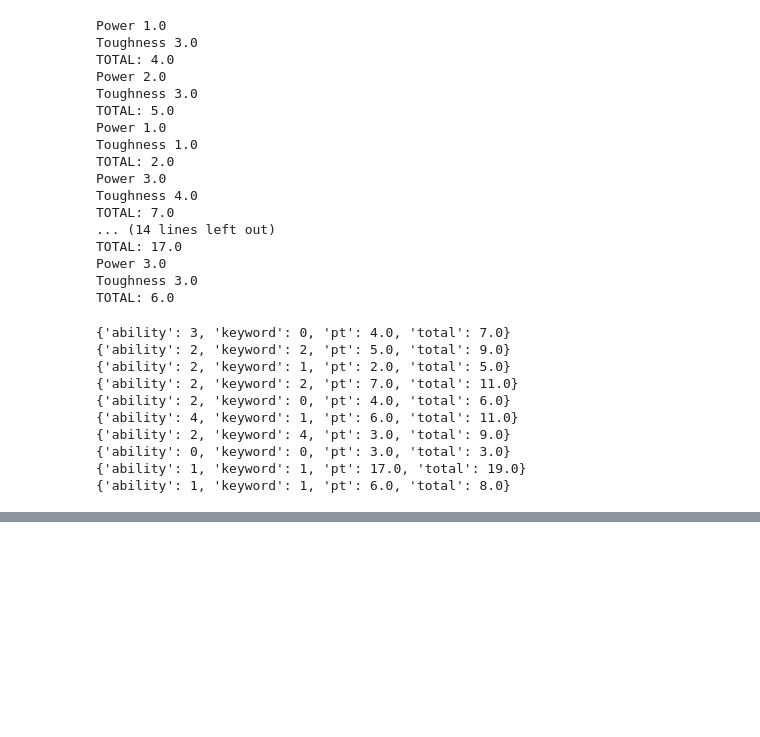
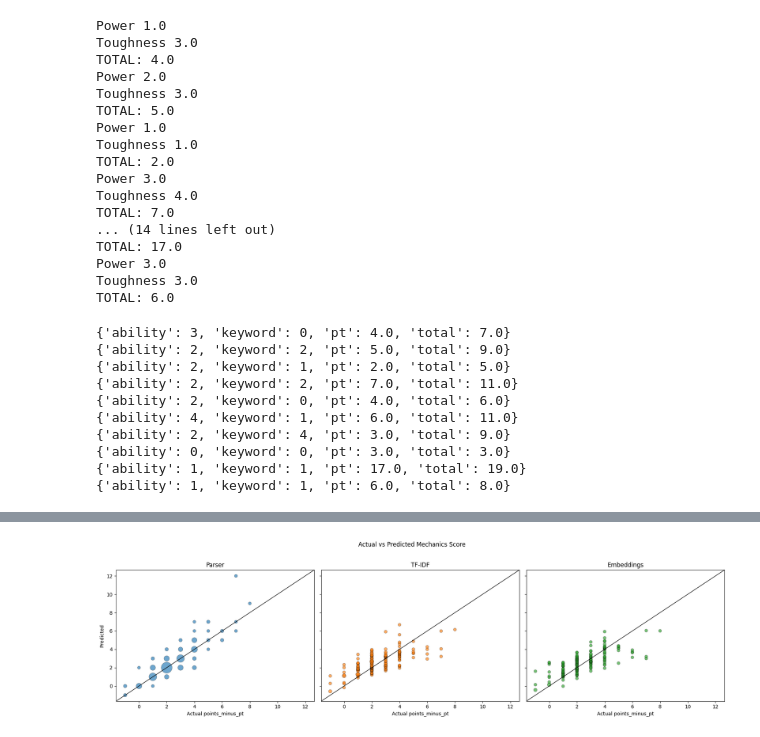
Before and after one commit to AgentSamSA/mtg-mechanics-parser, a Jupyter notebook: notebooks/IMT575_Final Project.ipynb, the cells around one changed output, grey strips where cells are left out. Saved outputs shown, nothing was run; the diff lists cells and outputs as text; code cells hidden in the pictures; blank space fills up the shorter version.

```diff
--- a/notebooks/IMT575_Final Project.ipynb
+++ b/notebooks/IMT575_Final Project.ipynb
@@ -299,0 +374,14 @@ for card_score in card_scores:
+# %%
+train_idx, test_idx = train_test_split(
+    cards_df.index,
+    test_size=0.2,
+    random_state=42,
+)
+
+train_df = cards_df.loc[train_idx]
+test_df = cards_df.loc[test_idx]
+
+y_train = train_df["points_minus_pt"]
+y_test = test_df["points_minus_pt"]
+
+len(train_df), len(test_df)
@@ -299,0 +556,67 @@ for card_score in card_scores:
+# %%
+actual = test_df["points_minus_pt"]
+
+model_plots = [
+    ("Parser", parser_test["parser_mechanics_score"], "tab:blue"),
+    ("TF-IDF", tfidf_preds, "tab:orange"),
+    ("Embeddings", embedding_preds, "tab:green"),
+]
+
+min_val = min(
+    actual.min(),
+    parser_test["parser_mechanics_score"].min(),
+    tfidf_preds.min(),
+    embedding_preds.min(),
+)
+max_val = max(
+    actual.max(),
+    parser_test["parser_mechanics_score"].max(),
+    tfidf_preds.max(),
+    embedding_preds.max(),
+)
+
+padding = (max_val - min_val) * 0.05
+axis_min = min_val - padding
+axis_max = max_val + padding
+
+fig, axes = plt.subplots(1, 3, figsize=(18, 5), sharex=True, sharey=True)
+
+for ax, (title, preds, color) in zip(axes, model_plots):
+    plot_df = pd.DataFrame({
+        "actual": actual.values,
+        "predicted": np.asarray(preds),
+    })
+
+    # Keep continuous model predictions visually readable while still showing overlap.
+    if title != "Parser":
+        plot_df["predicted"] = plot_df["predicted"].round(2)
+
+    counts = (
+        plot_df
+        .groupby(["actual", "predicted"])
+        .size()
+        .reset_index(name="count")
+    )
+
+    ax.scatter(
+        counts["actual"],
+        counts["predicted"],
+        s=25 + counts["count"] * 12,
+        alpha=0.65,
+        color=color,
+        edgecolor="black",
+        linewidth=0.4,
+    )
+
+    ax.plot([axis_min, axis_max], [axis_min, axis_max], color="black", linewidth=1)
+    ax.set_title(title)
+    ax.set_xlabel("Actual points_minus_pt")
+    ax.set_xlim(axis_min, axis_max)
+    ax.set_ylim(axis_min, axis_max)
+
+axes[0].set_ylabel("Predicted")
+fig.suptitle("Actual vs Predicted Mechanics Score", y=1.02)
+plt.tight_layout()
+plt.show()
+# %% [output]
+[figure, added]
```
Also changed, not shown: parts of 24 cells of this notebook.
